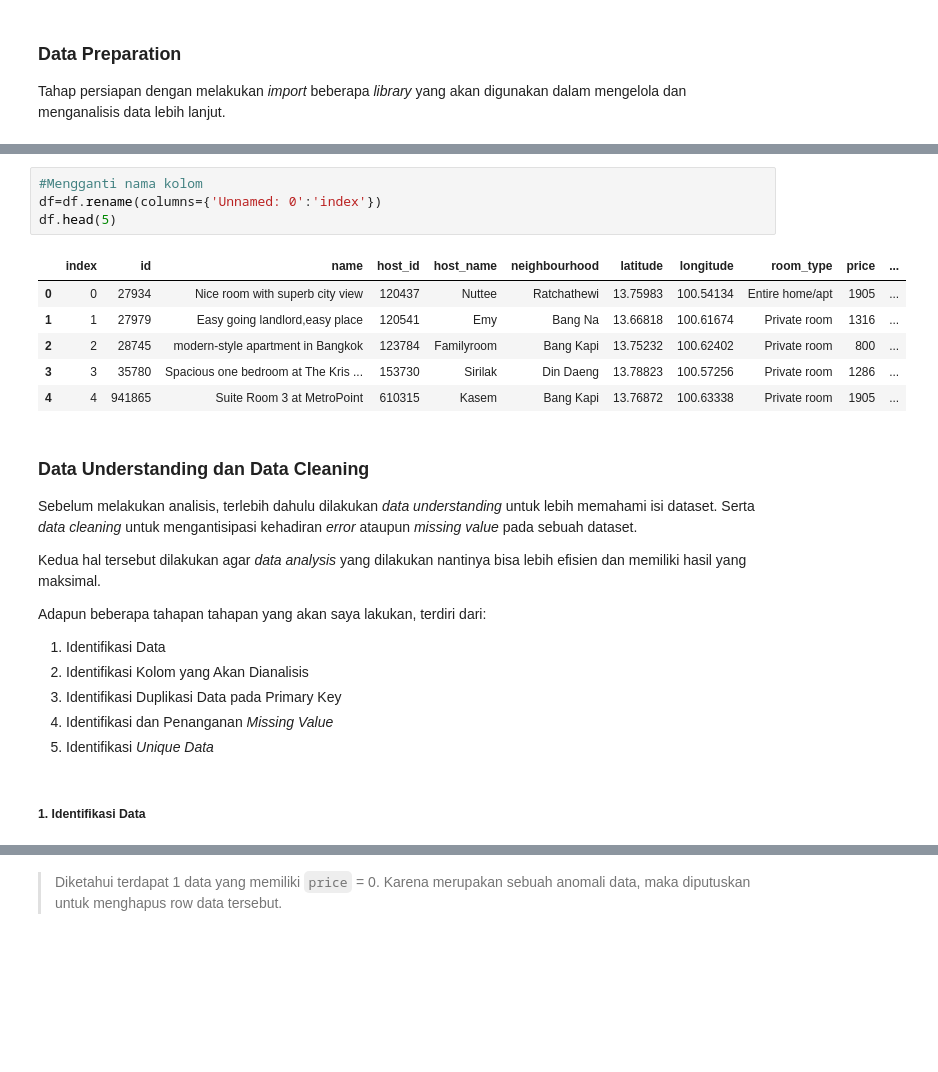
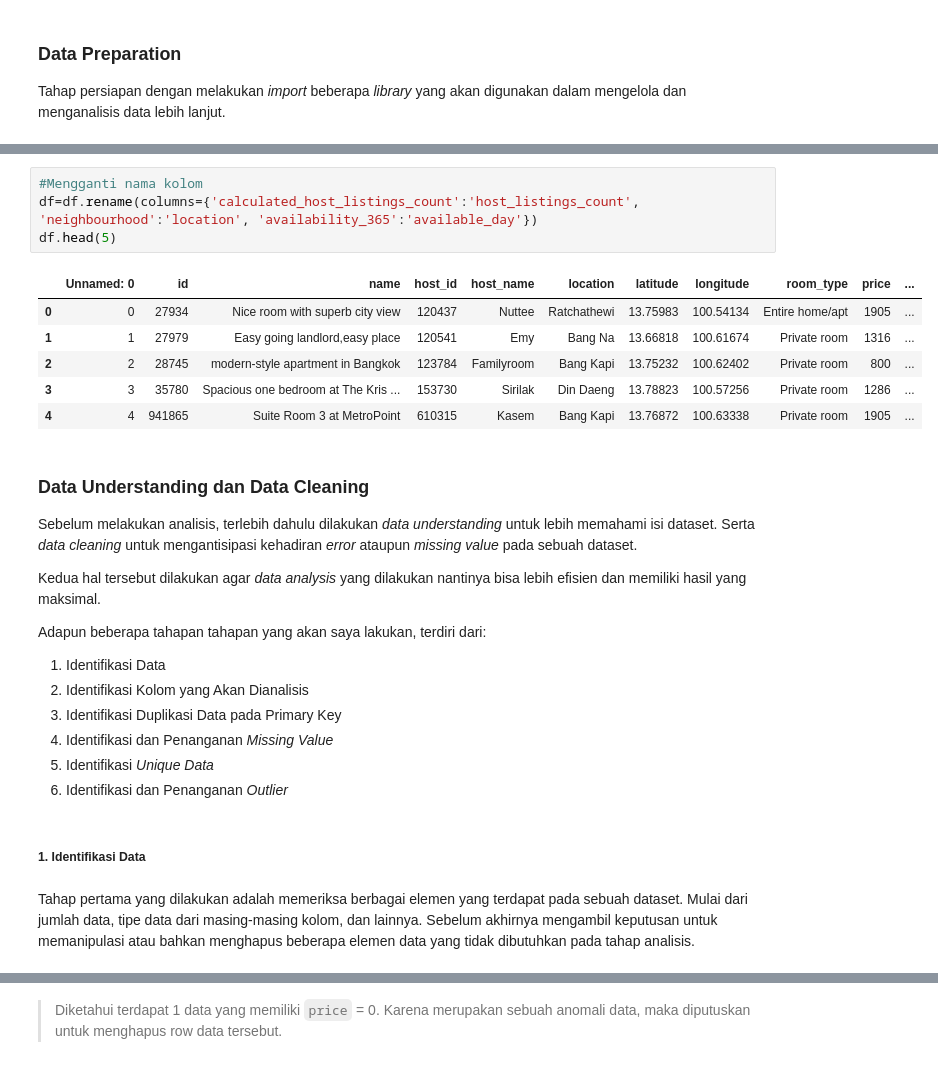
Before and after one commit to sendhiar/Airbnb-Bangkok-Listings-Analysis, a Jupyter notebook: [Sendhi Anshari Rasyid] Capstone Project II.ipynb, the cells around one changed output, grey strips where cells are left out. Saved outputs shown, nothing was run; the diff lists cells and outputs as text; blank space fills up the shorter version.

```diff
--- a/[Sendhi Anshari Rasyid] Capstone Project II.ipynb
+++ b/[Sendhi Anshari Rasyid] Capstone Project II.ipynb
@@ -70,9 +80,9 @@ display(df.sample(5))
 # %%
 #Mengganti nama kolom
-df=df.rename(columns={'Unnamed: 0':'index'})
+df=df.rename(columns={'calculated_host_listings_count':'host_listings_count', 'neighbourhood':'location', 'availability_365':'available_day'})
 df.head(5)
 # %% [output]
-|  | index | id | name | host_id | host_name | neighbourhood | latitude | longitude | room_type | price | ... |
+|  | Unnamed: 0 | id | name | host_id | host_name | location | latitude | longitude | room_type | price | ... |
 | 0 | 0 | 27934 | Nice room with superb city view | 120437 | Nuttee | Ratchathewi | 13.75983 | 100.54134 | Entire home/apt | 1905 | ... |
 | 1 | 1 | 27979 | Easy going landlord,easy place | 120541 | Emy | Bang Na | 13.66818 | 100.61674 | Private room | 1316 | ... |
 | 2 | 2 | 28745 | modern-style apartment in Bangkok | 123784 | Familyroom | Bang Kapi | 13.75232 | 100.62402 | Private room | 800 | ... |
@@ -91,8 +101,11 @@ Adapun beberapa tahapan tahapan yang akan saya lakukan, terdiri dari:
 1. Identifikasi Duplikasi Data pada Primary Key
 1. Identifikasi dan Penanganan *Missing Value*
 1. Identifikasi *Unique Data*
+1. Identifikasi dan Penanganan *Outlier*
 # %% [markdown]
 ##### 1. Identifikasi Data
+# %% [markdown]
+Tahap pertama yang dilakukan adalah memeriksa berbagai elemen yang terdapat pada sebuah dataset. Mulai dari jumlah data, tipe data dari masing-masing kolom, dan lainnya. Sebelum akhirnya mengambil keputusan untuk memanipulasi atau bahkan menghapus beberapa elemen data yang tidak dibutuhkan pada tahap analisis.
 # %%
 #Mengetahui jumlah data yang terdapat pada dataset
 a,b = df.shape
```
Also changed, not shown: parts of 71 cells of this notebook.
